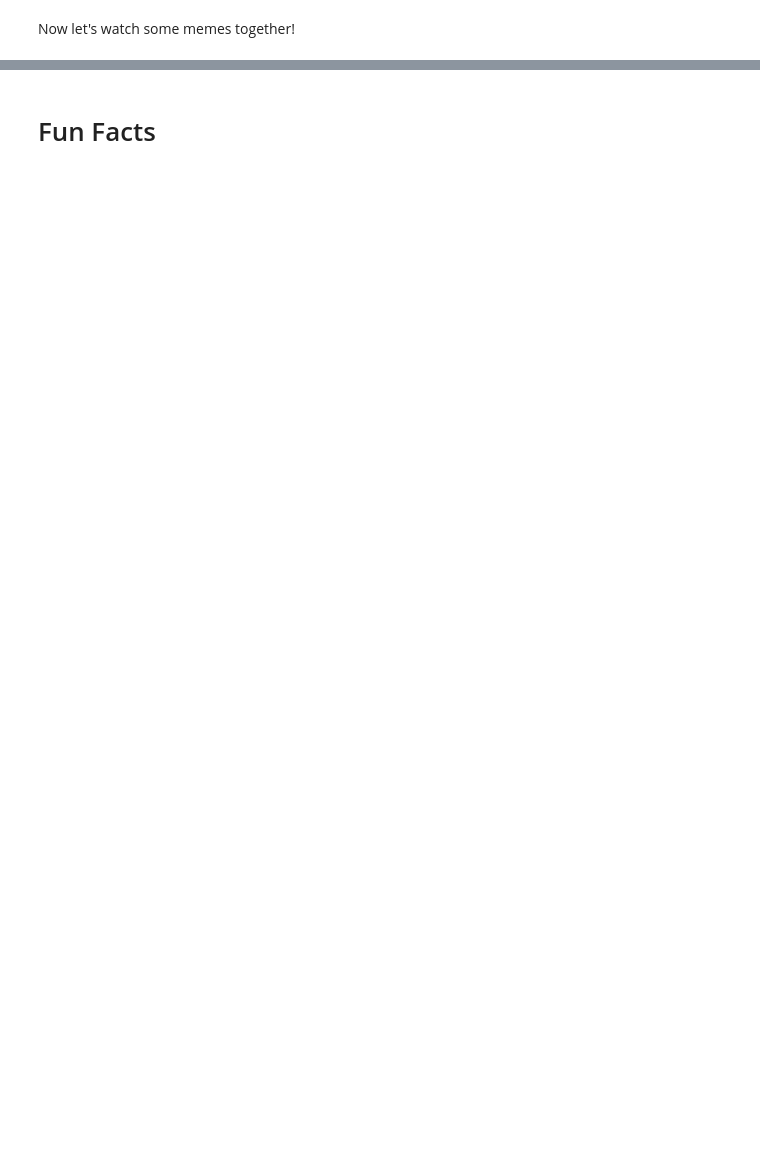
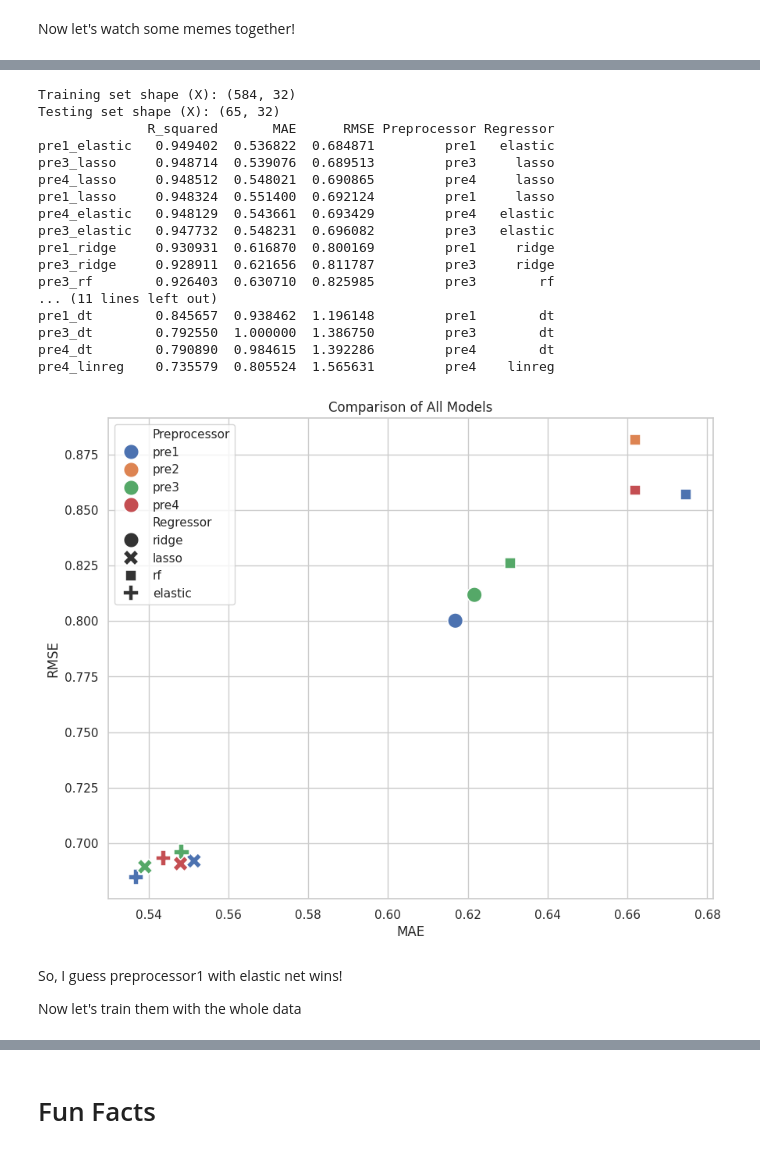
Before and after one commit to akp2003/Machine_Learning_Exercises, a Jupyter notebook: HW1/HW1.ipynb, the cells around one changed output, grey strips where cells are left out. Saved outputs shown, nothing was run; the diff lists cells and outputs as text; code cells hidden in the pictures; blank space fills up the shorter version.

Commit message:
Add Test for large training set

```diff
--- a/HW1/HW1.ipynb
+++ b/HW1/HW1.ipynb
@@ -932,3 +932,55 @@ Now let's watch some memes together!
 ![](pic/noah-meme.jpg)
 # %% [markdown]
 ![](pic/red-woman-meme.jpeg)
+# %%
+y = df['G3']
+
+X = df.drop('G3', axis=1)
+
+X_train, X_test, y_train, y_test = train_test_split(
+    X, y,
+    test_size=0.1,
+    random_state=5
+)
+
+y_transformer = PowerTransformer()
+
+y_train_old, y_train = y_train.copy(), (pd.DataFrame(y_transformer.fit_transform(pd.DataFrame(y_train))))
+
+print(f"Training set shape (X): {X_train.shape}")
+print(f"Testing set shape (X): {X_test.shape}")
+
+
+res = RunAllModels(preprocessors,regressors)
+results_df = pd.DataFrame.from_dict(
+    res,
+    orient='index',
+    columns=['R_squared', 'MAE', 'RMSE', 'Preprocessor', 'Regressor']
+)
+fig,ax = plt.subplots(figsize=(10,8))
+sns.scatterplot(remove_outliers(results_df,1),x="MAE",y="RMSE", hue = 'Preprocessor', style = 'Regressor', s =200)
+ax.set(title="Comparison of All Models")
+print(results_df.sort_values(by='R_squared', ascending=False))
+# %% [output]
+Training set shape (X): (584, 32)
+Testing set shape (X): (65, 32)
+              R_squared       MAE      RMSE Preprocessor Regressor
+pre1_elastic   0.949402  0.536822  0.684871         pre1   elastic
+pre3_lasso     0.948714  0.539076  0.689513         pre3     lasso
+pre4_lasso     0.948512  0.548021  0.690865         pre4     lasso
+pre1_lasso     0.948324  0.551400  0.692124         pre1     lasso
+pre4_elastic   0.948129  0.543661  0.693429         pre4   elastic
+pre3_elastic   0.947732  0.548231  0.696082         pre3   elastic
+pre1_ridge     0.930931  0.616870  0.800169         pre1     ridge
+pre3_ridge     0.928911  0.621656  0.811787         pre3     ridge
+pre3_rf        0.926403  0.630710  0.825985         pre3        rf
+... (11 lines left out)
+pre1_dt        0.845657  0.938462  1.196148         pre1        dt
+pre3_dt        0.792550  1.000000  1.386750         pre3        dt
+pre4_dt        0.790890  0.984615  1.392286         pre4        dt
+pre4_linreg    0.735579  0.805524  1.565631         pre4    linreg
+[figure, added]
+# %% [markdown]
+So, I guess preprocessor1 with elastic net wins!
+
+Now let's train them with the whole data
```
Also changed, not shown: parts of 2 cells of this notebook.
